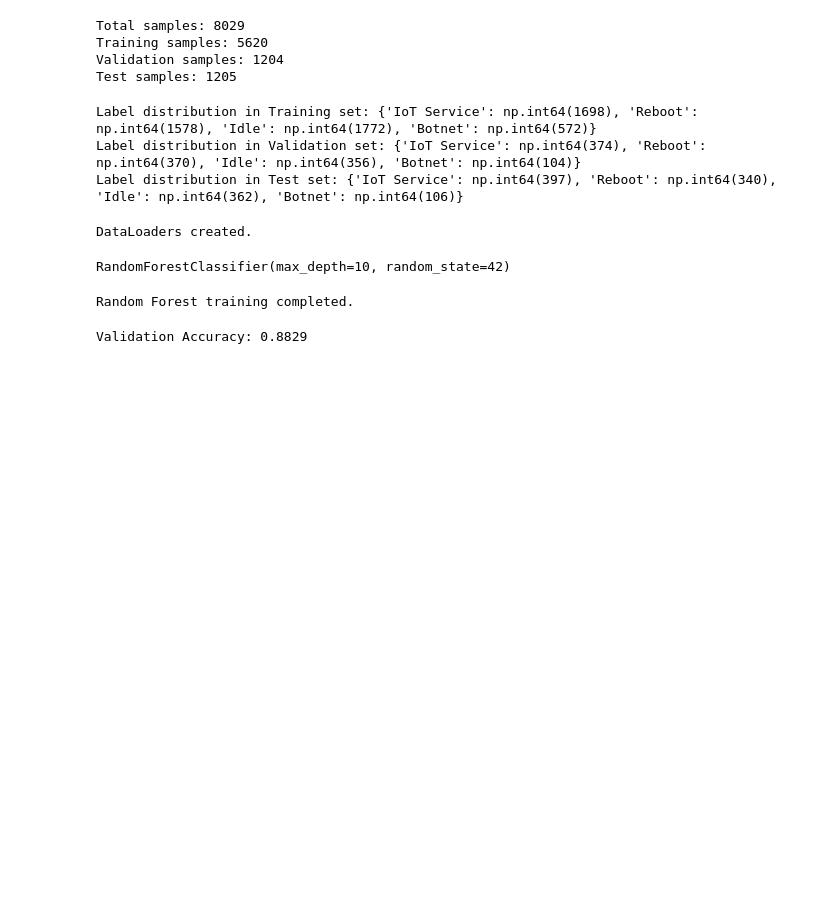
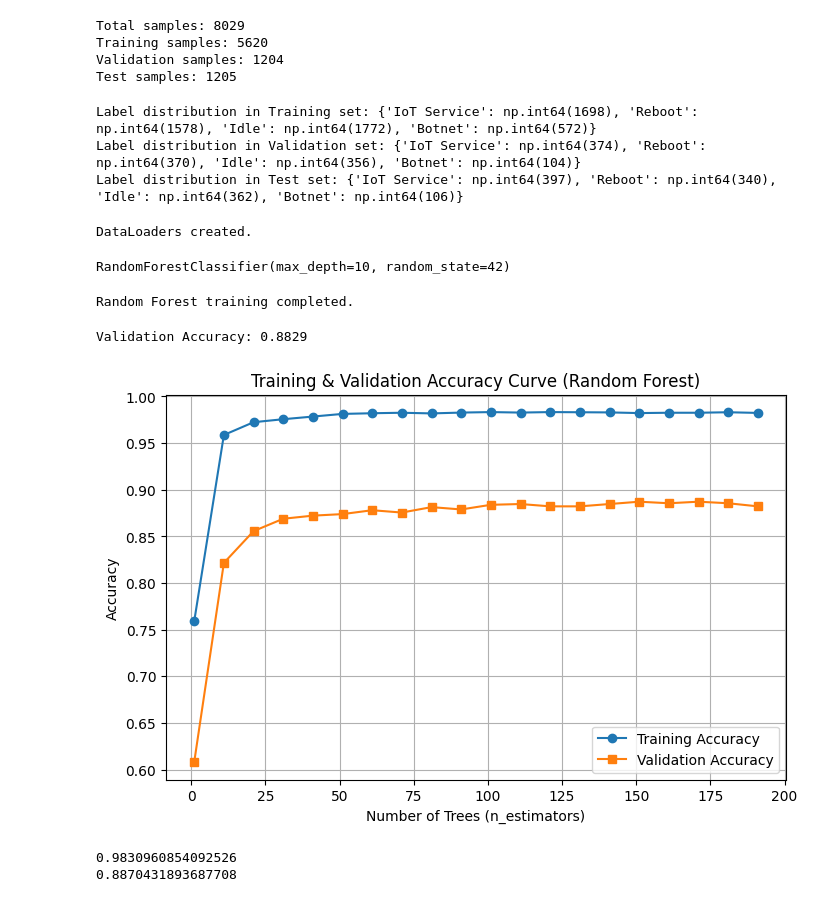
Before and after one commit to saugatguni/Botnet-Detection, a Jupyter notebook: RandomForest.ipynb, the cells around one changed output. Cells and saved outputs as stored; diff of their text form; code cells hidden in the pictures; blank space fills up the shorter version.

Commit message:
training and validation accuracy plotted

```diff
--- a/RandomForest.ipynb
+++ b/RandomForest.ipynb
@@ -311,0 +364,18 @@ Validation Accuracy: 0.8829
+# %%
+plt.figure(figsize=(8, 5))
+plt.plot(n_trees, train_acc, label="Training Accuracy", marker="o")
+plt.plot(n_trees, val_acc, label="Validation Accuracy", marker="s")
+plt.xlabel("Number of Trees (n_estimators)")
+plt.ylabel("Accuracy")
+plt.title("Training & Validation Accuracy Curve (Random Forest)")
+plt.legend()
+plt.grid()
+plt.show()
+# %% [output]
+[figure, added]
+# %%
+print(max(train_acc))
+print(max(val_acc))
+# %% [output]
+0.9830960854092526
+0.8870431893687708
```
Also changed, not shown: parts of 1 cell of this notebook.
